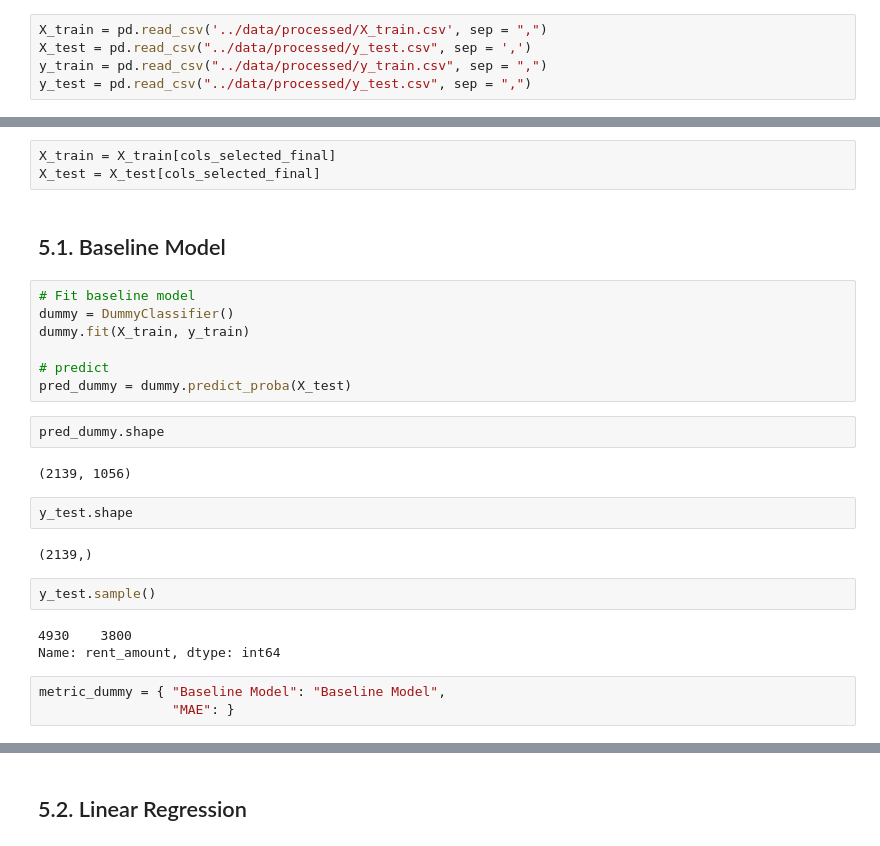
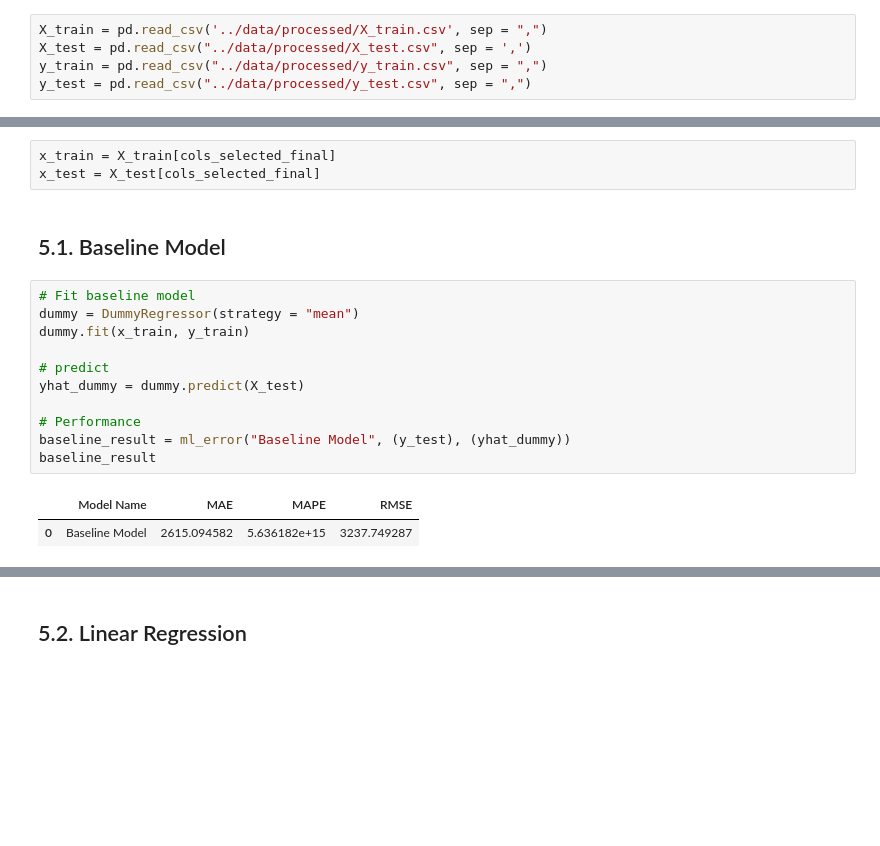
Before and after one commit to math-prog/house_predict, a Jupyter notebook: notebooks/1.0.mso.house_predict.ipynb, the cells around one changed output, grey strips where cells are left out. Cells and saved outputs as stored; diff of their text form; blank space fills up the shorter version.

Commit message:
building xgboost regressor

```diff
--- a/notebooks/1.0.mso.house_predict.ipynb
+++ b/notebooks/1.0.mso.house_predict.ipynb
@@ -420,6 +416,6 @@ y_test.to_csv('../data/processed/y_test.csv', sep = ',')
 # %%
 X_train = pd.read_csv('../data/processed/X_train.csv', sep = ",")
-X_test = pd.read_csv("../data/processed/y_test.csv", sep = ',')
+X_test = pd.read_csv("../data/processed/X_test.csv", sep = ',')
 y_train = pd.read_csv("../data/processed/y_train.csv", sep = ",")
 y_test = pd.read_csv("../data/processed/y_test.csv", sep = ",")
 # %% [markdown]
@@ -496,30 +487,21 @@ cols_selected_final = ['area', 'hoa', 'property_tax', 'floor', 'parking_spaces',
 # %% [markdown]
 # 5.0 Machine Learning Modelling
 # %%
-X_train = X_train[cols_selected_final]
-X_test = X_test[cols_selected_final]
+x_train = X_train[cols_selected_final]
+x_test = X_test[cols_selected_final]
 # %% [markdown]
 ## 5.1. Baseline Model
 # %%
 # Fit baseline model
-dummy = DummyClassifier()
-dummy.fit(X_train, y_train)
+dummy = DummyRegressor(strategy = "mean")
+dummy.fit(x_train, y_train)
 
 # predict
-pred_dummy = dummy.predict_proba(X_test)
+yhat_dummy = dummy.predict(X_test)
+
+# Performance
+baseline_result = ml_error("Baseline Model", (y_test), (yhat_dummy))
+baseline_result
+# %% [output]
+|  | Model Name | MAE | MAPE | RMSE |
+| 0 | Baseline Model | 2615.094582 | 5.636182e+15 | 3237.749287 |
-# %%
-pred_dummy.shape
-# %% [output]
-(2139, 1056)
-# %%
-y_test.shape
-# %% [output]
-(2139,)
-# %%
-y_test.sample()
-# %% [output]
-4930    3800
-Name: rent_amount, dtype: int64
-# %%
-metric_dummy = { "Baseline Model": "Baseline Model",
-                 "MAE": }
```
Also changed, not shown: parts of 18 cells of this notebook, 4 other files.
